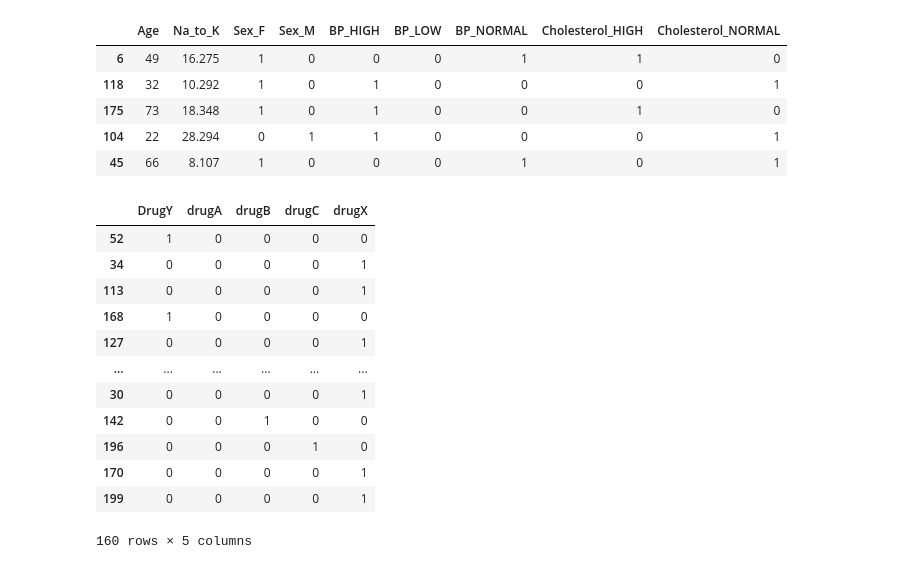
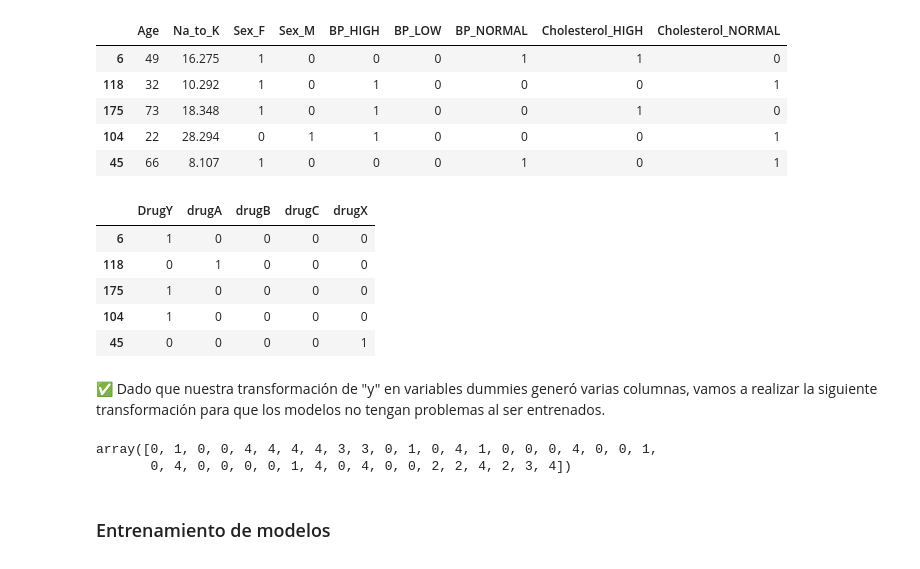
Before and after one commit to gsrau/prueba, a Jupyter notebook: Notebook prueba.ipynb, the cells around one changed output. Drawn from its saved outputs; the diff is of its cells as text; code cells hidden in the pictures.

Commit message:
ENTRENAMIENTO DEL MODELO, METRICAS Y GUARDADO

```diff
--- a/Notebook prueba.ipynb
+++ b/Notebook prueba.ipynb
@@ -123,22 +131,17 @@ X_test.head()
 | 175 | 73 | 18.348 | 1 | 0 | 1 | 0 | 0 | 1 | 0 |
 | 104 | 22 | 28.294 | 0 | 1 | 1 | 0 | 0 | 0 | 1 |
 | 45 | 66 | 8.107 | 1 | 0 | 0 | 0 | 1 | 0 | 1 |
-# %%
-y_train = pd.get_dummies(y_train)
-y_test = pd.get_dummies(y_test)
-
-y_train
-# %% [output]
-|  | DrugY | drugA | drugB | drugC | drugX |
-| 52 | 1 | 0 | 0 | 0 | 0 |
-| 34 | 0 | 0 | 0 | 0 | 1 |
-| 113 | 0 | 0 | 0 | 0 | 1 |
-| 168 | 1 | 0 | 0 | 0 | 0 |
-| 127 | 0 | 0 | 0 | 0 | 1 |
-| ... | ... | ... | ... | ... | ... |
-| 30 | 0 | 0 | 0 | 0 | 1 |
-| 142 | 0 | 0 | 1 | 0 | 0 |
-| 196 | 0 | 0 | 0 | 1 | 0 |
-| 170 | 0 | 0 | 0 | 0 | 1 |
-| 199 | 0 | 0 | 0 | 0 | 1 |
-160 rows × 5 columns
+# %%
+y_train = pd.get_dummies(y_train)
+y_test = pd.get_dummies(y_test)
+
+y_test.head()
+# %% [output]
+|  | DrugY | drugA | drugB | drugC | drugX |
+| 6 | 1 | 0 | 0 | 0 | 0 |
+| 118 | 0 | 1 | 0 | 0 | 0 |
+| 175 | 1 | 0 | 0 | 0 | 0 |
+| 104 | 1 | 0 | 0 | 0 | 0 |
+| 45 | 0 | 0 | 0 | 0 | 1 |
+# %% [markdown]
+✅ Dado que nuestra transformación de "y" en variables dummies generó varias columnas, vamos a realizar la siguiente transformación para que los modelos no tengan problemas al ser entrenados.
@@ -144,0 +152,7 @@ y_train
+# %%
+y_test
+# %% [output]
+array([0, 1, 0, 0, 4, 4, 4, 4, 3, 3, 0, 1, 0, 4, 1, 0, 0, 0, 4, 0, 0, 1,
+       0, 4, 0, 0, 0, 0, 1, 4, 0, 4, 0, 0, 2, 2, 4, 2, 3, 4])
+# %% [markdown]
+### Entrenamiento de modelos
```
Also changed, not shown: parts of 29 cells of this notebook, 1 other file.
